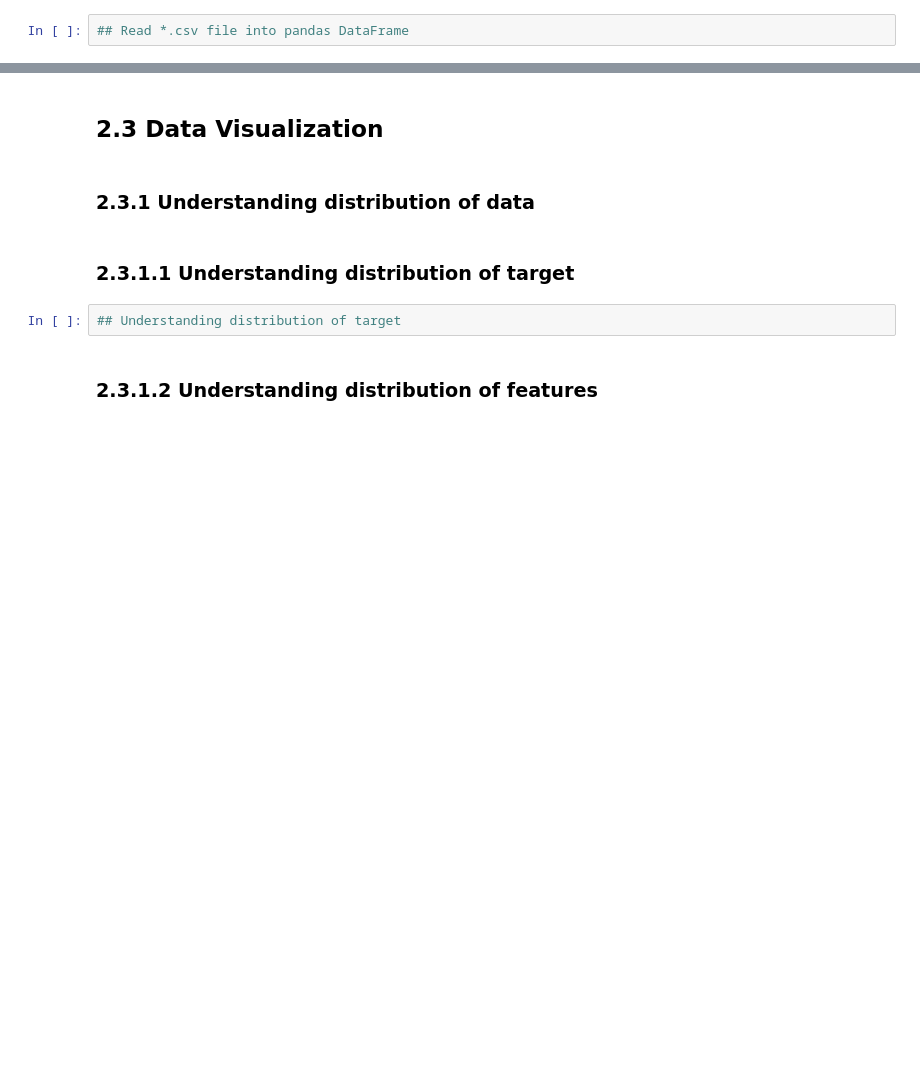
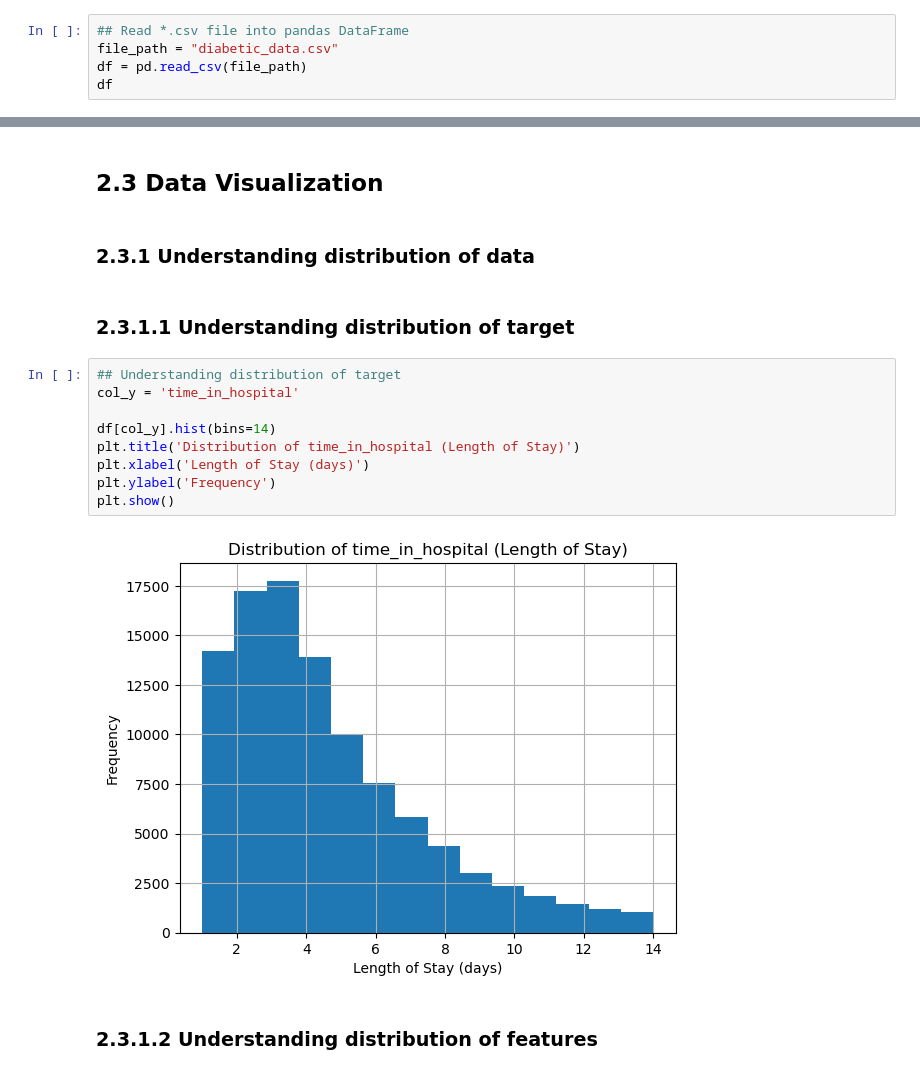
Before and after one commit to saztec/MLDP-C25U02-Apr2026, a Jupyter notebook: Project Dos/MLDP Program Codes Submission Template.ipynb, the cells around one changed output, grey strips where cells are left out. Cells and saved outputs as stored; diff of their text form; blank space fills up the shorter version.

Commit message:
Went into Understanding distribution of features

```diff
--- a/Project Dos/MLDP Program Codes Submission Template.ipynb
+++ b/Project Dos/MLDP Program Codes Submission Template.ipynb
@@ -30,3 +39,6 @@ Goal: ?
 ## 2.1 Load dataset
 # %%
 ## Read *.csv file into pandas DataFrame
+file_path = "diabetic_data.csv"
+df = pd.read_csv(file_path)
+df
@@ -46,6 +126,15 @@ Goal: ?
 ### 2.3.1.1 Understanding distribution of target
 # %%
 ## Understanding distribution of target
+col_y = 'time_in_hospital'
+
+df[col_y].hist(bins=14)
+plt.title('Distribution of time_in_hospital (Length of Stay)')
+plt.xlabel('Length of Stay (days)')
+plt.ylabel('Frequency')
+plt.show()
+# %% [output]
+[figure, added]
 # %% [markdown]
 ### 2.3.1.2 Understanding distribution of features
 # %%
```
Also changed, not shown: parts of 8 cells of this notebook, 1 other file.
